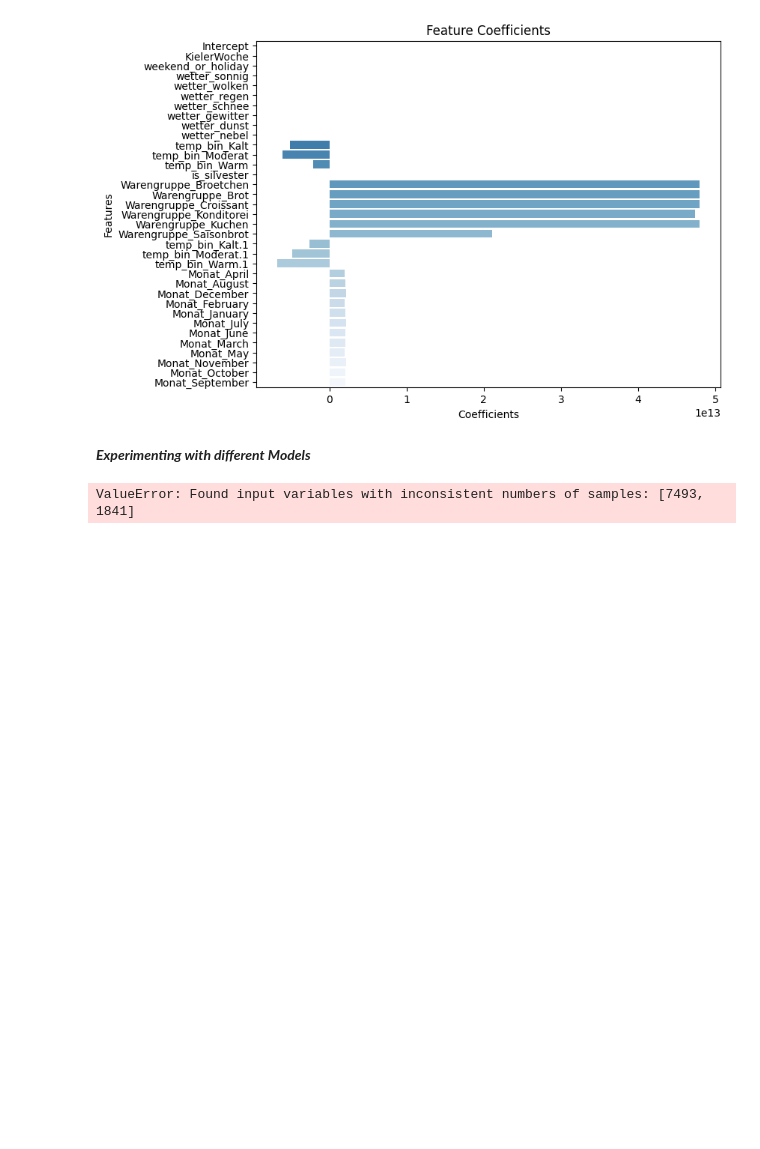
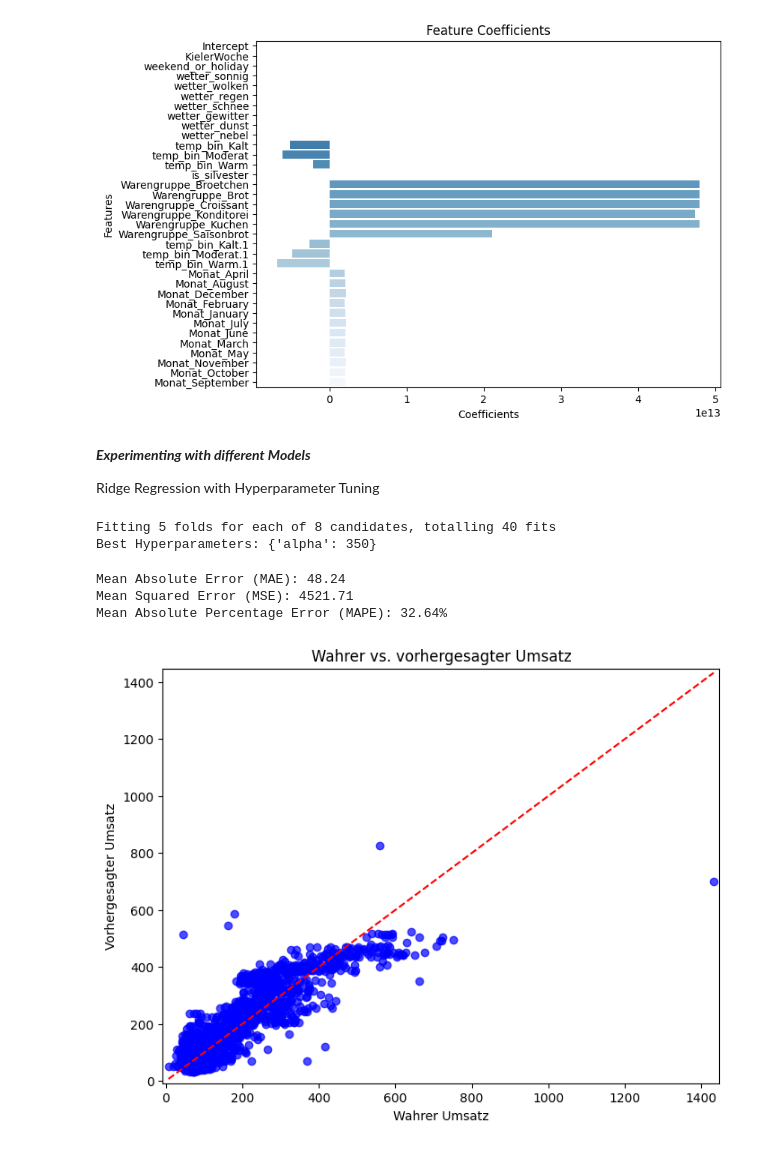
Before and after one commit to Heidikowski/Bakery-Project, a Jupyter notebook: 2_BaselineModel/baseline_model.ipynb, the cells around one changed output. Cells and saved outputs as stored; diff of their text form; code cells hidden in the pictures; blank space fills up the shorter version.

Commit message:
Added different models

```diff
--- a/2_BaselineModel/baseline_model.ipynb
+++ b/2_BaselineModel/baseline_model.ipynb
@@ -211,6 +211,8 @@ Passing `palette` without assigning `hue` is deprecated and will be removed in v
 [figure]
 # %% [markdown]
 ***Experimenting with different Models***
+
+Ridge Regression with Hyperparameter Tuning
 # %%
 # Import necessary libraries
 import pandas as pd  # For data manipulation
@@ -218,22 +220,23 @@ from sklearn.model_selection import train_test_split, GridSearchCV  # Train-test
 from sklearn.linear_model import Ridge  # Ridge Regression model
 from sklearn.metrics import mean_absolute_error, mean_squared_error  # Evaluation metrics)
 # %%
+# Add a constant term to the training data for the regression intercept
+X_train = sm.add_constant(df_umsatz_train[features])
+y_train = df_umsatz_train["Umsatz"]
+
 # Initialize Ridge Regression model
 ridge = Ridge()
 
 # Define hyperparameter grid for alpha (regularization strength)
 param_grid = {
-    'alpha': [0.01, 0.1, 1, 10, 100]  # Testing a range of regularization strengths
+    'alpha': [0.01, 0.1, 1, 10, 100, 200, 300, 350]  # Testing a range of regularization strengths
 }
 
 # Create a GridSearchCV object for hyperparameter tuning
-# - cv=5: 5-fold cross-validation
-# - scoring='neg_mean_absolute_error': Metric for selecting the best model (negative MAE)
-# - verbose=1: Display progress during grid search
 grid_search = GridSearchCV(estimator=ridge, param_grid=param_grid, cv=5, scoring='neg_mean_absolute_error', verbose=1)
 
 # Train Ridge Regression model using GridSearchCV
-grid_search.fit(X_train, df_umsatz_test["Umsatz"])
+grid_search.fit(X_train, y_train)
 
 # Output the best hyperparameters from the grid search
 print("Best Hyperparameters:", grid_search.best_params_)
@@ -242,16 +245,36 @@ print("Best Hyperparameters:", grid_search.best_params_)
 best_model = grid_search.best_estimator_
 
 # Make predictions on the test set
-predictions = best_model.predict(X_test)
+predictions2 = best_model.predict(X_test)
 # %% [output]
-ValueError: Found input variables with inconsistent numbers of samples: [7493, 1841]
+Fitting 5 folds for each of 8 candidates, totalling 40 fits
+Best Hyperparameters: {'alpha': 350}
 # %%
 # Calculate error metrics
-mae = mean_absolute_error(df_umsatz_test["Umsatz"], predictions)  # Mean Absolute Error
-mse = mean_squared_error(df_umsatz_test["Umsatz"], predictions)  # Mean Squared Error
-mape = (abs((df_umsatz_test["Umsatz"] - predictions) / df_umsatz_test["Umsatz"]).mean()) * 100  # Mean Absolute Percentage Error
+mae = mean_absolute_error(df_umsatz_test["Umsatz"], predictions2)  # Mean Absolute Error
+mse = mean_squared_error(df_umsatz_test["Umsatz"], predictions2)  # Mean Squared Error
+mape = (abs((df_umsatz_test["Umsatz"] - predictions2) / df_umsatz_test["Umsatz"]).mean()) * 100  # Mean Absolute Percentage Error
 
 # Output evaluation metrics
 print(f"Mean Absolute Error (MAE): {mae:.2f}")
 print(f"Mean Squared Error (MSE): {mse:.2f}")
-print(f"Mean Absolute Percentage Error (MAPE): {mape:.2f}%"
+print(f"Mean Absolute Percentage Error (MAPE): {mape:.2f}%")
+# %% [output]
+Mean Absolute Error (MAE): 48.24
+Mean Squared Error (MSE): 4521.71
+Mean Absolute Percentage Error (MAPE): 32.64%
+# %%
+# Scatter plot: Actual vs. Predicted Prices
+plt.figure(figsize=(8, 6))
+plt.scatter(df_umsatz_test.Umsatz, predictions2, alpha=0.7, color="blue")
+plt.plot([df_umsatz_test.Umsatz.min(), df_umsatz_test.Umsatz.max()], [df_umsatz_test.Umsatz.min(), df_umsatz_test.Umsatz.max()], 'k--', color="red")
+
+plt.xlim([df_umsatz_test.Umsatz.min()-15, df_umsatz_test.Umsatz.max()+15])
+plt.ylim([df_umsatz_test.Umsatz.min()-15, df_umsatz_test.Umsatz.max()+15])
+
+plt.xlabel("Wahrer Umsatz")
+plt.ylabel("Vorhergesagter Umsatz")
+plt.title("Wahrer vs. vorhergesagter Umsatz")
+plt.show()
+# %% [output]
+[figure, added]
```
Also changed, not shown: parts of 12 cells of this notebook.
